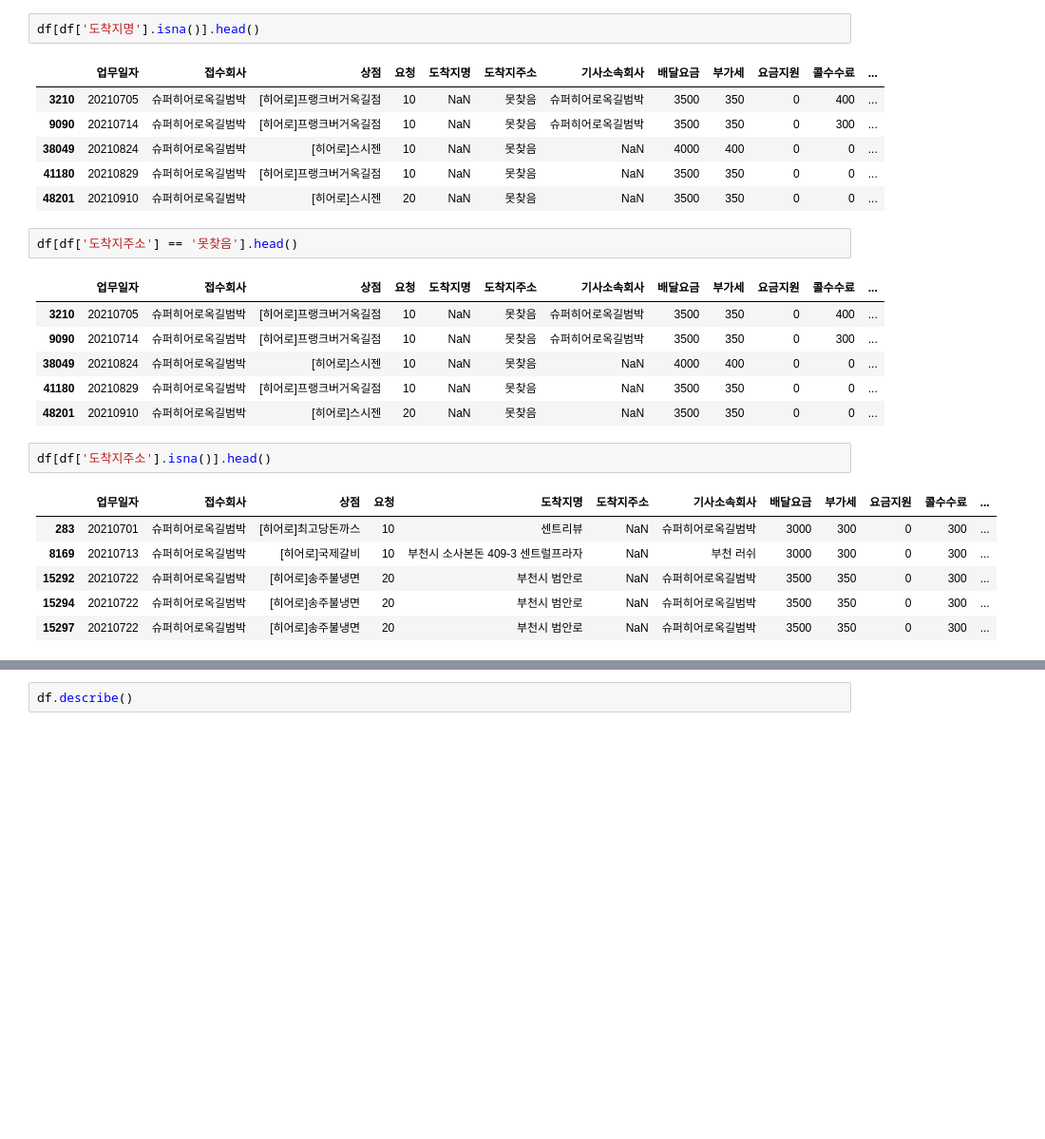
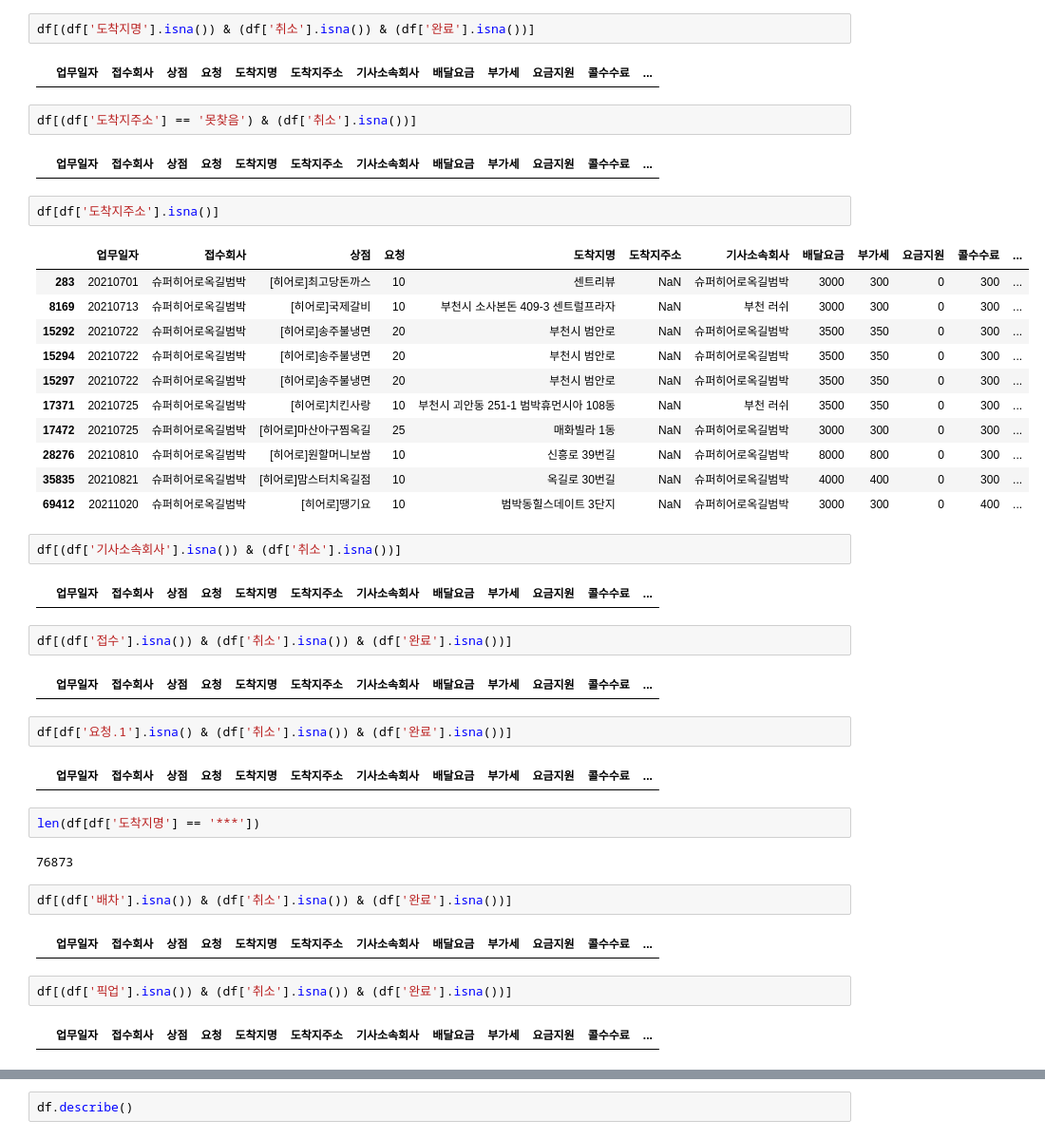
Before and after one commit to ethan528/BBS_Optimal_Position, a Jupyter notebook: EDA.ipynb, the cells around one changed output, grey strips where cells are left out. Shown at 95% size. Drawn from its saved outputs; the diff is of its cells as text; blank space fills up the shorter version.

```diff
--- a/EDA.ipynb
+++ b/EDA.ipynb
@@ -53,31 +53,50 @@ df.isna().sum()
 취소        110089
 취소사유      111676
 dtype: int64
+# %%
+df[(df['도착지명'].isna()) & (df['취소'].isna()) & (df['완료'].isna())]
+# %% [output]
+|  | 업무일자 | 접수회사 | 상점 | 요청 | 도착지명 | 도착지주소 | 기사소속회사 | 배달요금 | 부가세 | 요금지원 | 콜수수료 | ... |
+# %%
+df[(df['도착지주소'] == '못찾음') & (df['취소'].isna())]
+# %% [output]
+|  | 업무일자 | 접수회사 | 상점 | 요청 | 도착지명 | 도착지주소 | 기사소속회사 | 배달요금 | 부가세 | 요금지원 | 콜수수료 | ... |
 # %%
-df[df['도착지명'].isna()].head()
+df[df['도착지주소'].isna()]
 # %% [output]
 |  | 업무일자 | 접수회사 | 상점 | 요청 | 도착지명 | 도착지주소 | 기사소속회사 | 배달요금 | 부가세 | 요금지원 | 콜수수료 | ... |
-| 3210 | 20210705 | 슈퍼히어로옥길범박 | [히어로]프랭크버거옥길점 | 10 | NaN | 못찾음 | 슈퍼히어로옥길범박 | 3500 | 350 | 0 | 400 | ... |
-| 9090 | 20210714 | 슈퍼히어로옥길범박 | [히어로]프랭크버거옥길점 | 10 | NaN | 못찾음 | 슈퍼히어로옥길범박 | 3500 | 350 | 0 | 300 | ... |
-| 38049 | 20210824 | 슈퍼히어로옥길범박 | [히어로]스시젠 | 10 | NaN | 못찾음 | NaN | 4000 | 400 | 0 | 0 | ... |
-| 41180 | 20210829 | 슈퍼히어로옥길범박 | [히어로]프랭크버거옥길점 | 10 | NaN | 못찾음 | NaN | 3500 | 350 | 0 | 0 | ... |
-| 48201 | 20210910 | 슈퍼히어로옥길범박 | [히어로]스시젠 | 20 | NaN | 못찾음 | NaN | 3500 | 350 | 0 | 0 | ... |
+| 283 | 20210701 | 슈퍼히어로옥길범박 | [히어로]최고당돈까스 | 10 | 센트리뷰 | NaN | 슈퍼히어로옥길범박 | 3000 | 300 | 0 | 300 | ... |
+| 8169 | 20210713 | 슈퍼히어로옥길범박 | [히어로]국제갈비 | 10 | 부천시 소사본돈 409-3 센트럴프라자 | NaN | 부천 러쉬 | 3000 | 300 | 0 | 300 | ... |
+| 15292 | 20210722 | 슈퍼히어로옥길범박 | [히어로]송주불냉면 | 20 | 부천시 범안로 | NaN | 슈퍼히어로옥길범박 | 3500 | 350 | 0 | 300 | ... |
+| 15294 | 20210722 | 슈퍼히어로옥길범박 | [히어로]송주불냉면 | 20 | 부천시 범안로 | NaN | 슈퍼히어로옥길범박 | 3500 | 350 | 0 | 300 | ... |
+| 15297 | 20210722 | 슈퍼히어로옥길범박 | [히어로]송주불냉면 | 20 | 부천시 범안로 | NaN | 슈퍼히어로옥길범박 | 3500 | 350 | 0 | 300 | ... |
+| 17371 | 20210725 | 슈퍼히어로옥길범박 | [히어로]치킨사랑 | 10 | 부천시 괴안동 251-1 범박휴먼시아 108동 | NaN | 부천 러쉬 | 3500 | 350 | 0 | 300 | ... |
+| 17472 | 20210725 | 슈퍼히어로옥길범박 | [히어로]마산아구찜옥길 | 25 | 매화빌라 1동 | NaN | 슈퍼히어로옥길범박 | 3000 | 300 | 0 | 300 | ... |
+| 28276 | 20210810 | 슈퍼히어로옥길범박 | [히어로]원할머니보쌈 | 10 | 신흥로 39번길 | NaN | 슈퍼히어로옥길범박 | 8000 | 800 | 0 | 300 | ... |
+| 35835 | 20210821 | 슈퍼히어로옥길범박 | [히어로]맘스터치옥길점 | 10 | 옥길로 30번길 | NaN | 슈퍼히어로옥길범박 | 4000 | 400 | 0 | 300 | ... |
+| 69412 | 20211020 | 슈퍼히어로옥길범박 | [히어로]땡기요 | 10 | 범박동힐스데이트 3단지 | NaN | 슈퍼히어로옥길범박 | 3000 | 300 | 0 | 400 | ... |
-# %%
-df[df['도착지주소'] == '못찾음'].head()
-# %% [output]
-|  | 업무일자 | 접수회사 | 상점 | 요청 | 도착지명 | 도착지주소 | 기사소속회사 | 배달요금 | 부가세 | 요금지원 | 콜수수료 | ... |
-| 3210 | 20210705 | 슈퍼히어로옥길범박 | [히어로]프랭크버거옥길점 | 10 | NaN | 못찾음 | 슈퍼히어로옥길범박 | 3500 | 350 | 0 | 400 | ... |
-| 9090 | 20210714 | 슈퍼히어로옥길범박 | [히어로]프랭크버거옥길점 | 10 | NaN | 못찾음 | 슈퍼히어로옥길범박 | 3500 | 350 | 0 | 300 | ... |
-| 38049 | 20210824 | 슈퍼히어로옥길범박 | [히어로]스시젠 | 10 | NaN | 못찾음 | NaN | 4000 | 400 | 0 | 0 | ... |
-| 41180 | 20210829 | 슈퍼히어로옥길범박 | [히어로]프랭크버거옥길점 | 10 | NaN | 못찾음 | NaN | 3500 | 350 | 0 | 0 | ... |
-| 48201 | 20210910 | 슈퍼히어로옥길범박 | [히어로]스시젠 | 20 | NaN | 못찾음 | NaN | 3500 | 350 | 0 | 0 | ... |
 # %%
-df[df['도착지주소'].isna()].head()
+df[(df['기사소속회사'].isna()) & (df['취소'].isna())]
 # %% [output]
 |  | 업무일자 | 접수회사 | 상점 | 요청 | 도착지명 | 도착지주소 | 기사소속회사 | 배달요금 | 부가세 | 요금지원 | 콜수수료 | ... |
-| 283 | 20210701 | 슈퍼히어로옥길범박 | [히어로]최고당돈까스 | 10 | 센트리뷰 | NaN | 슈퍼히어로옥길범박 | 3000 | 300 | 0 | 300 | ... |
-| 8169 | 20210713 | 슈퍼히어로옥길범박 | [히어로]국제갈비 | 10 | 부천시 소사본돈 409-3 센트럴프라자 | NaN | 부천 러쉬 | 3000 | 300 | 0 | 300 | ... |
-| 15292 | 20210722 | 슈퍼히어로옥길범박 | [히어로]송주불냉면 | 20 | 부천시 범안로 | NaN | 슈퍼히어로옥길범박 | 3500 | 350 | 0 | 300 | ... |
-| 15294 | 20210722 | 슈퍼히어로옥길범박 | [히어로]송주불냉면 | 20 | 부천시 범안로 | NaN | 슈퍼히어로옥길범박 | 3500 | 350 | 0 | 300 | ... |
-| 15297 | 20210722 | 슈퍼히어로옥길범박 | [히어로]송주불냉면 | 20 | 부천시 범안로 | NaN | 슈퍼히어로옥길범박 | 3500 | 350 | 0 | 300 | ... |
+# %%
+df[(df['접수'].isna()) & (df['취소'].isna()) & (df['완료'].isna())]
+# %% [output]
+|  | 업무일자 | 접수회사 | 상점 | 요청 | 도착지명 | 도착지주소 | 기사소속회사 | 배달요금 | 부가세 | 요금지원 | 콜수수료 | ... |
+# %%
+df[df['요청.1'].isna() & (df['취소'].isna()) & (df['완료'].isna())]
+# %% [output]
+|  | 업무일자 | 접수회사 | 상점 | 요청 | 도착지명 | 도착지주소 | 기사소속회사 | 배달요금 | 부가세 | 요금지원 | 콜수수료 | ... |
+# %%
+len(df[df['도착지명'] == '***'])
+# %% [output]
+76873
+# %%
+df[(df['배차'].isna()) & (df['취소'].isna()) & (df['완료'].isna())]
+# %% [output]
+|  | 업무일자 | 접수회사 | 상점 | 요청 | 도착지명 | 도착지주소 | 기사소속회사 | 배달요금 | 부가세 | 요금지원 | 콜수수료 | ... |
+# %%
+df[(df['픽업'].isna()) & (df['취소'].isna()) & (df['완료'].isna())]
+# %% [output]
+|  | 업무일자 | 접수회사 | 상점 | 요청 | 도착지명 | 도착지주소 | 기사소속회사 | 배달요금 | 부가세 | 요금지원 | 콜수수료 | ... |
 # %%
```
Also changed, not shown: parts of 20 cells of this notebook.
